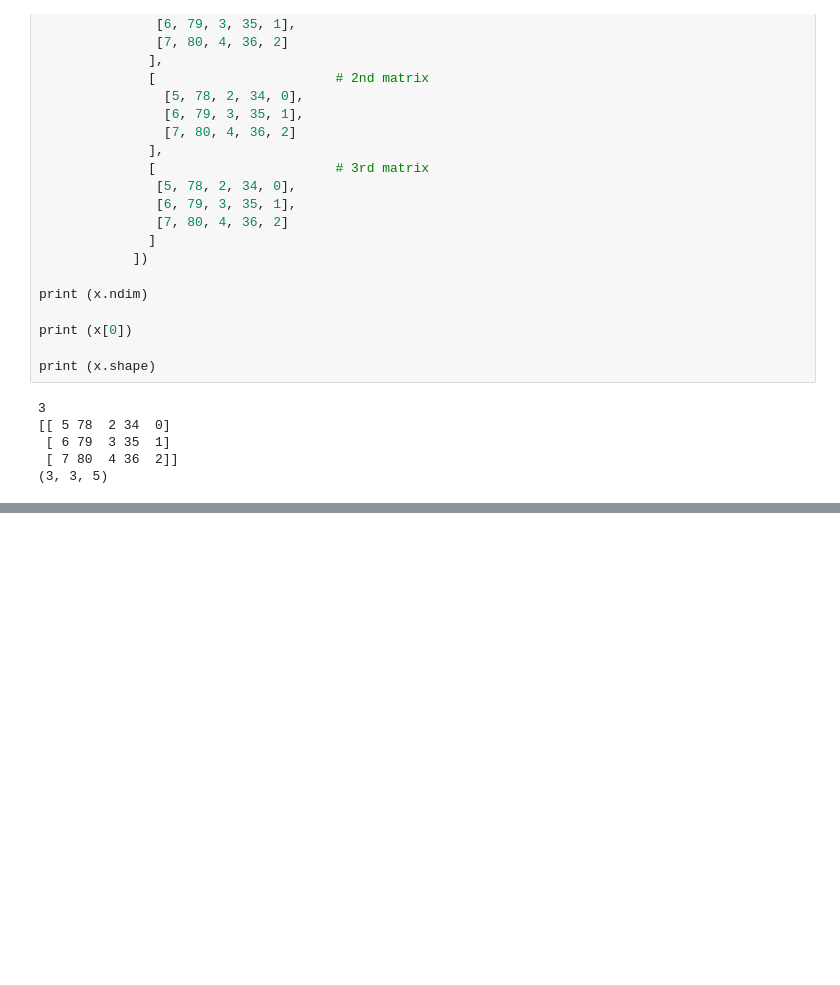
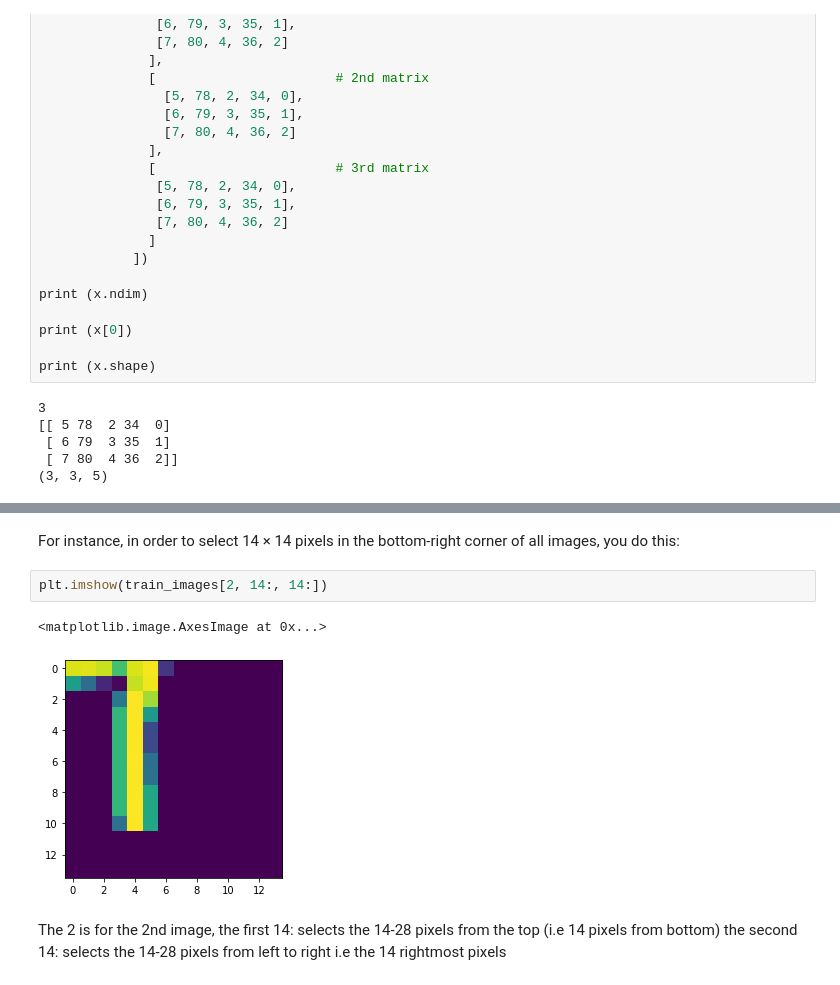
Before and after one commit to ShaunakSen/Deep-Learning, a Jupyter notebook: Ch_01_&_02_Deep_Learning_With_Python_Chollet_.ipynb, the cells around one changed output, grey strips where cells are left out. Cells and saved outputs as stored; diff of their text form; blank space fills up the shorter version.

```diff
--- a/Ch_01_&_02_Deep_Learning_With_Python_Chollet_.ipynb
+++ b/Ch_01_&_02_Deep_Learning_With_Python_Chollet_.ipynb
@@ -288,0 +349,9 @@ with a single element, such as (5,), whereas a scalar has an empty shape, ().
+# %% [markdown]
+For instance, in order to select 14 × 14 pixels in the bottom-right corner of all images, you do this:
+# %%
+plt.imshow(train_images[2, 14:, 14:])
+# %% [output]
+<matplotlib.image.AxesImage at 0x...>
+[figure, added]
+# %% [markdown]
+The 2 is for the 2nd image, the first 14: selects the 14-28 pixels from the top (i.e 14 pixels from bottom) the second 14: selects the 14-28 pixels from left to right i.e the 14 rightmost pixels
```
Also changed, not shown: parts of 11 cells of this notebook.
